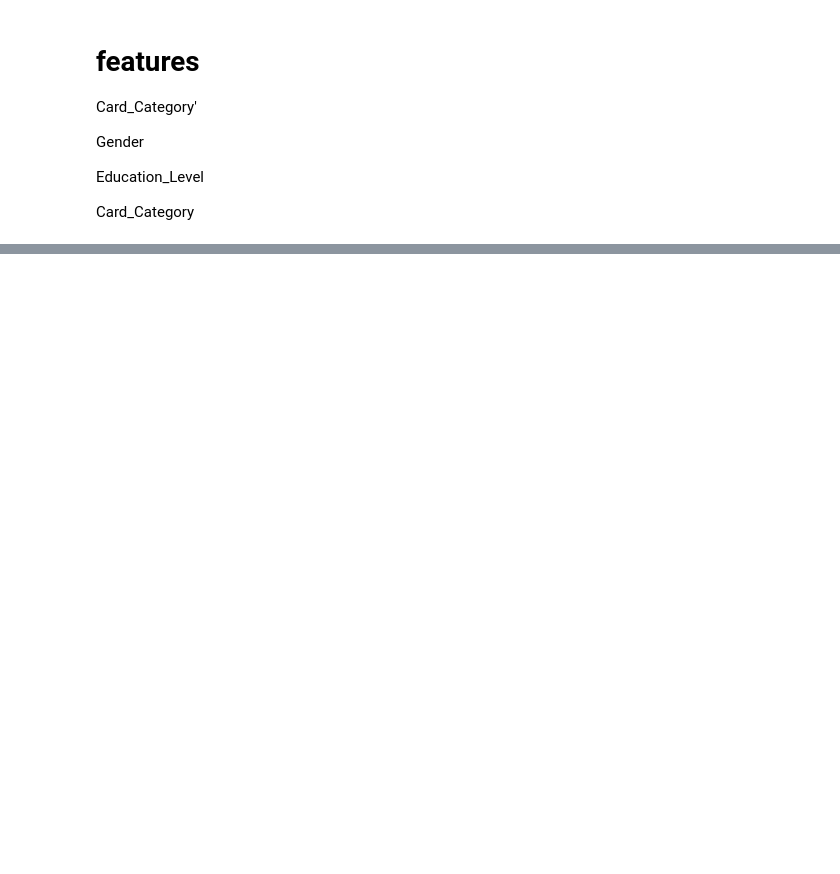
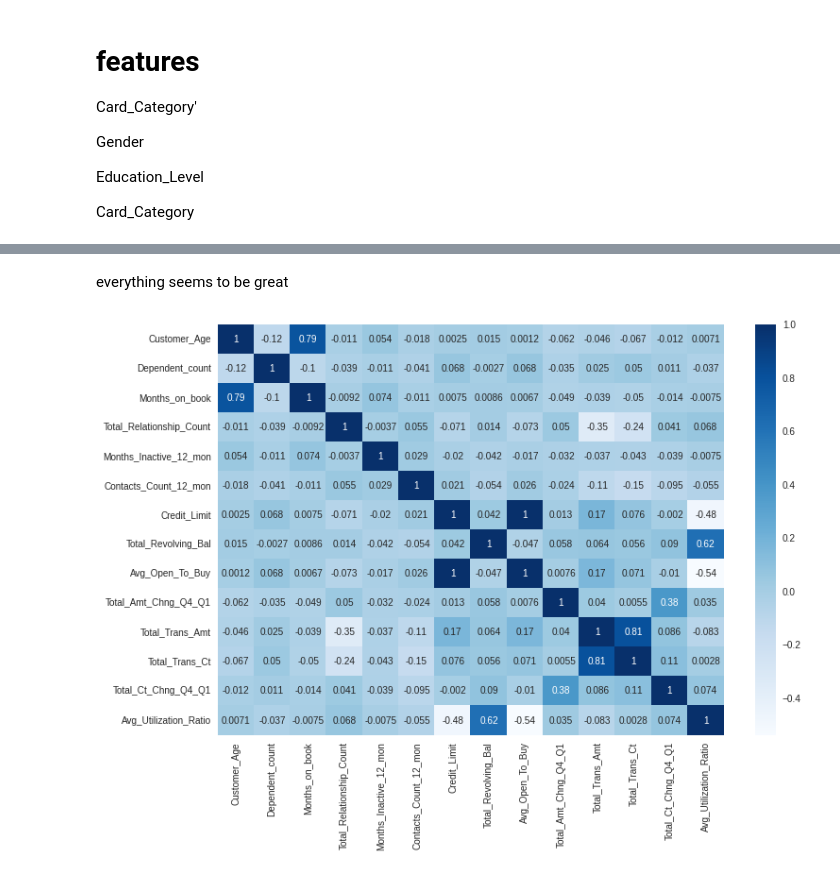
Before and after one commit to MaicolFranco/Prediction_Credit_Card, a Jupyter notebook: Proyecto_2.ipynb, the cells around one changed output, grey strips where cells are left out. Saved outputs shown, nothing was run; the diff lists cells and outputs as text; code cells hidden in the pictures; blank space fills up the shorter version.

```diff
--- a/Proyecto_2.ipynb
+++ b/Proyecto_2.ipynb
@@ -102,0 +245,8 @@ df.shape
+# %% [markdown]
+everything seems to be great
+# %%
+plt.subplots(figsize=(12, 8))
+sns.heatmap(df.corr(), annot=True, cmap="Blues")
+plt.show()
+# %% [output]
+[figure, added]
```
Also changed, not shown: parts of 31 cells of this notebook.
